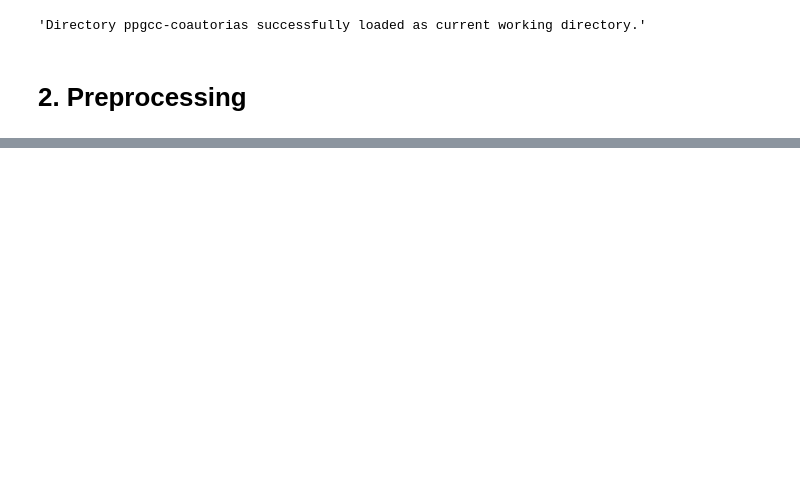
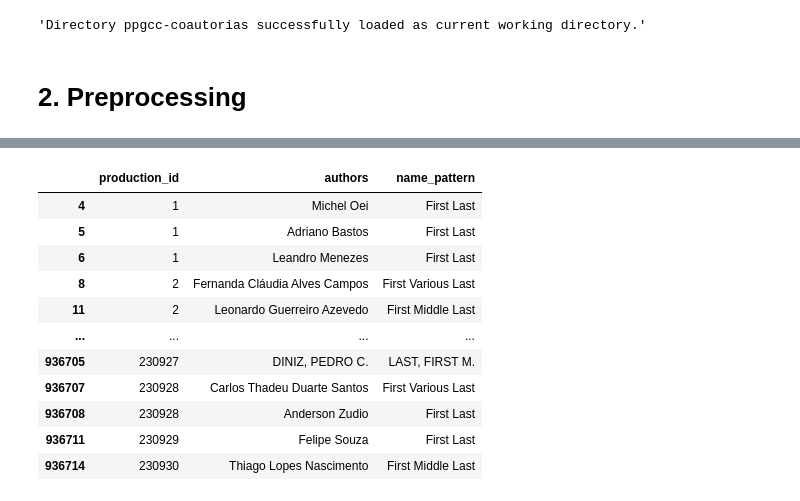
Before and after one commit to jeojildo/ppgcc-coautorias, a Jupyter notebook: notebooks/02-preprocessing.ipynb, the cells around one changed output, grey strips where cells are left out. Saved outputs shown, nothing was run; the diff lists cells and outputs as text; code cells hidden in the pictures; blank space fills up the shorter version.

```diff
--- a/notebooks/02-preprocessing.ipynb
+++ b/notebooks/02-preprocessing.ipynb
@@ -71,0 +180,12 @@ df
+# %%
+def normalize_citations(authors):
+    normalized_authors = []
+    for author in authors:
+        if author in non_duplicated_variations:
+            normalized_authors.append(citations_reference[author])
+        else:
+            normalized_authors.append(author)
+    return normalized_authors
+
+df_productions["authors"] = df_productions["authors"].apply(normalize_citations)
+df_productions
@@ -71,0 +216,3 @@ df
+# %%
+df_citations_exploded = df_productions[["production_id", "authors"]].explode("authors").reset_index(drop=True)
+df_citations_exploded
@@ -71,0 +233,3 @@ df
+# %%
+df_ambiguous_citations = df_citations_exploded[~df_citations_exploded["authors"].isin(non_duplicated_variations)]
+df_ambiguous_citations
@@ -71,0 +250,65 @@ df
+# %%
+name_patterns = {
+    "Single": r"^[A-Z][a-z]+$",
+    "First Last": r"^[A-Z][a-z]+ [A-Z][a-z]+$",
+    "First Middle Last": r"^[A-Z][a-z]+ [A-Z][a-z]+ [A-Z][a-z]+$",
+    "First Various Last": r"^[A-Z][a-z]+( [A-Z][a-z]+)+ [A-Z][a-z]+$",
+    "First M. Last": r"^[A-Z][a-z]+ [A-Z]\. [A-Z][a-z]+$",
+    "First V. Last": r"^[A-Z][a-z]+( [A-Z]\.)+( [A-Z][a-z]+)$",
+    "First M. Various Last": r"^[A-Z][a-z]+ [A-Z]\. [A-Z][a-z]+( [A-Z][a-z]+)+$",
+    "First V. Various Last": r"^[A-Z][a-z]+( [A-Z]\.)+ [A-Z][a-z]+( [A-Z][a-z]+)+$",
+    "First Second M. Last": r"^[A-Z][a-z]+ [A-Z][a-z]+ [A-Z]\. [A-Z][a-z]+$",
+    "First Second V. Last": r"^[A-Z][a-z]+ [A-Z][a-z]+( [A-Z]\.)+ [A-Z][a-z]+$",
+    "First d? Last": r"^[A-Z][a-z]+ d[a-z]+ [A-Z][a-z]+$",
+    "First d? Penultimate Last": r"^[A-Z][a-z]+ d[a-z]+ [A-Z][a-z]+ [A-Z][a-z]+$",
+    "First d? Various Last": r"^[A-Z][a-z]+( [A-Z][a-z]+)+ d[a-z]+ [A-Z][a-z]+$",
+    "First Various d? Last": r"^[A-Z][a-z]+( [A-Z][a-z]+)+ d[a-z]+ [A-Z][a-z]+$",
+    "First Second d? Last": r"^[A-Z][a-z]+ [A-Z][a-z]+ d[a-z]+ [A-Z][a-z]+$",
+    "First Second d? Various Last": r"^[A-Z][a-z]+ [A-Z][a-z]+ d[a-z]+( [A-Z][a-z]+)+ [A-Z][a-z]+$",
+    "Last, First": r"^[A-Z][a-z]+, [A-Z][a-z]+$",
+    "Last, First Middle": r"^[A-Z][a-z]+, [A-Z][a-z]+ [A-Z][a-z]+$",
+    "Last, First M.": r"^[A-Z][a-z]+, [A-Z][a-z]+ [A-Z]\.$",
+    "Last, First V.": r"^[A-Z][a-z]+, [A-Z][a-z]+( [A-Z]\.)+$",
+    "Last Penultimate, First": r"^[A-Z][a-z]+ [A-Z][a-z]+, [A-Z][a-z]+$",
+    "Last Penultimate, First Middle": r"^[A-Z][a-z]+ [A-Z][a-z]+, [A-Z][a-z]+ [A-Z][a-z]+$",
+    "Last Penultimate, First Various": r"^[A-Z][a-z]+ [A-Z][a-z]+, [A-Z][a-z]+( [A-Z][a-z]+)+$",
+    "Last Penultimate, First M.": r"^[A-Z][a-z]+ [A-Z][a-z]+, [A-Z][a-z]+ [A-Z]\.$",
+    "Last Penultimate, First V.": r"^[A-Z][a-z]+ [A-Z][a-z]+, [A-Z][a-z]+( [A-Z]\.)+$",
+
+    "SINGLE": r"^[A-Z]+$",
+    "FIRST LAST": r"^[A-Z]+ [A-Z]+$",
+    "FIRST MIDDLE LAST": r"^[A-Z]+ [A-Z]+ [A-Z]+$",
+    "FIRST VARIOUS LAST": r"^[A-Z]+( [A-Z]+)+ [A-Z]+$",
+    "FIRST M. LAST": r"^[A-Z]+ [A-Z]\. [A-Z]+$",
+    "FIRST V. LAST": r"^[A-Z]+( [A-Z]\.)+( [A-Z]+)$",
+    "FIRST M. VARIOUS LAST": r"^[A-Z]+ [A-Z]\. [A-Z]+( [A-Z]+)+$",
+    "FIRST V. VARIOUS LAST": r"^[A-Z]+( [A-Z]\.)+ [A-Z]+( [A-Z]+)+$",
+    "FIRST SECOND M. LAST": r"^[A-Z]+ [A-Z]+ [A-Z]\. [A-Z]+$",
+    "FIRST SECOND V. LAST": r"^[A-Z]+ [A-Z]+( [A-Z]\.)+ [A-Z]+$",
+    "FIRST D? LAST": r"^[A-Z]+ D[A-Z]+ [A-Z]+$",
+    "FIRST D? PENULTIMATE LAST": r"^[A-Z]+ D[A-Z]+ [A-Z]+ [A-Z]+$",
+    "FIRST D? VARIOUS LAST": r"^[A-Z]+( [A-Z]+)+ D[A-Z]+ [A-Z]+$",
+    "FIRST VARIOUS D? LAST": r"^[A-Z]+( [A-Z]+)+ D[A-Z]+ [A-Z]+$",
+    "FIRST SECOND D? LAST": r"^[A-Z]+ [A-Z]+ D[A-Z]+ [A-Z]+$",
+    "FIRST SECOND D? VARIOUS LAST": r"^[A-Z]+ [A-Z]+ D[A-Z]+( [A-Z]+)+ [A-Z]+$",
+    "LAST, FIRST": r"^[A-Z]+, [A-Z]+$",
+    "LAST, FIRST MIDDLE": r"^[A-Z]+, [A-Z]+ [A-Z]+$",
+    "LAST, FIRST M.": r"^[A-Z]+, [A-Z]+ [A-Z]\.$",
+    "LAST, FIRST V.": r"^[A-Z]+, [A-Z]+( [A-Z]\.)+$",
+    "LAST PENULTIMATE, FIRST": r"^[A-Z]+ [A-Z]+, [A-Z]+$",
+    "LAST PENULTIMATE, FIRST MIDDLE": r"^[A-Z]+ [A-Z]+, [A-Z]+ [A-Z]+$",
+    "LAST PENULTIMATE, FIRST VARIOUS": r"^[A-Z]+ [A-Z]+, [A-Z]+( [A-Z]+)+$",
+    "LAST PENULTIMATE, FIRST M.": r"^[A-Z]+ [A-Z]+, [A-Z]+ [A-Z]\.$",
+    "LAST PENULTIMATE, FIRST V.": r"^[A-Z]+ [A-Z]+, [A-Z]+( [A-Z]\.)+$",
+}
+
+def detect_name_pattern(name):
+    normalized_name = unicodedata.normalize("NFKD", name).encode("ASCII", "ignore").decode("utf-8")
+    for pattern_name, pattern in name_patterns.items():
+        if re.match(pattern, normalized_name):
+            return pattern_name
+    return "unknown"
+
+df_ambiguous_citations["name_pattern"] = df_ambiguous_citations["authors"].apply(detect_name_pattern)
+df_ambiguous_citations
+# %% [output]
@@ -71,0 +320,12 @@ df
+|  | production_id | authors | name_pattern |
+| 4 | 1 | Michel Oei | First Last |
+| 5 | 1 | Adriano Bastos | First Last |
+| 6 | 1 | Leandro Menezes | First Last |
+| 8 | 2 | Fernanda Cláudia Alves Campos | First Various Last |
+| 11 | 2 | Leonardo Guerreiro Azevedo | First Middle Last |
+| ... | ... | ... | ... |
+| 936705 | 230927 | DINIZ, PEDRO C. | LAST, FIRST M. |
+| 936707 | 230928 | Carlos Thadeu Duarte Santos | First Various Last |
+| 936708 | 230928 | Anderson Zudio | First Last |
+| 936711 | 230929 | Felipe Souza | First Last |
+| 936714 | 230930 | Thiago Lopes Nascimento | First Middle Last |
```
Also changed, not shown: parts of 38 cells of this notebook.
